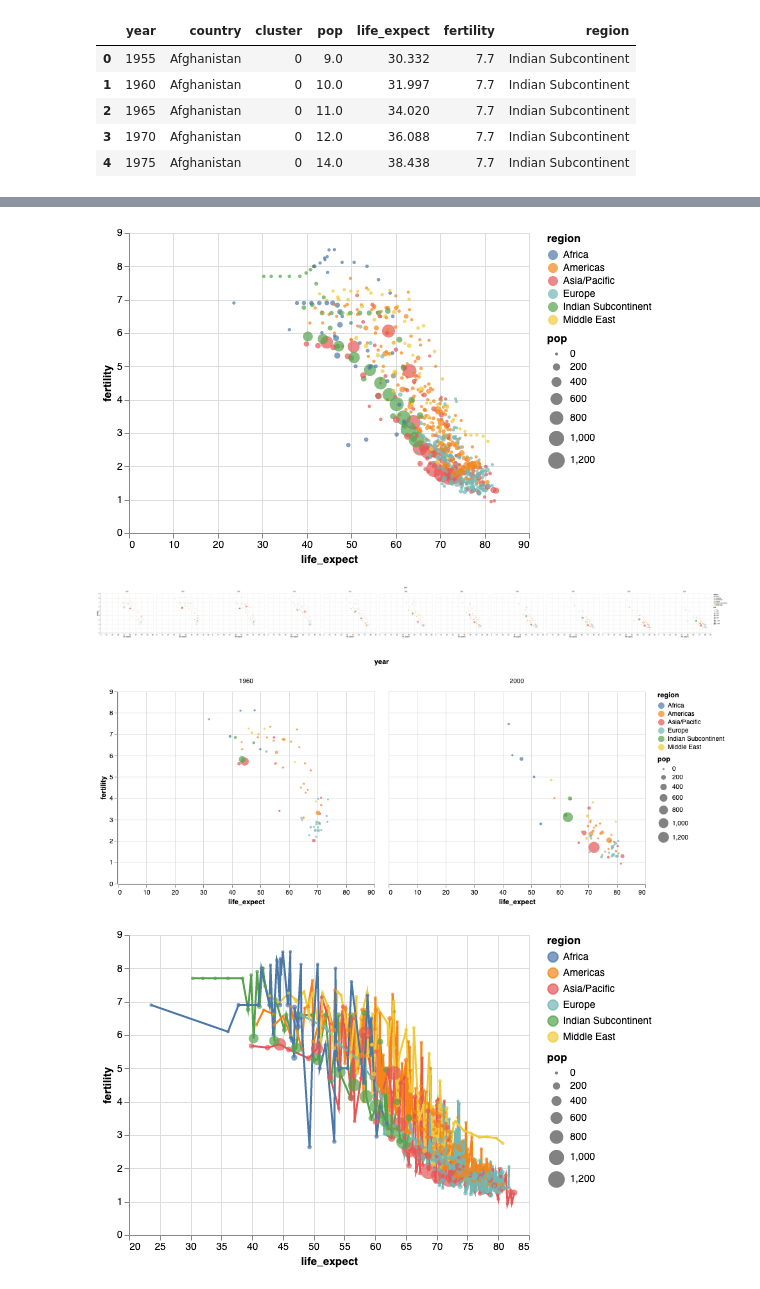
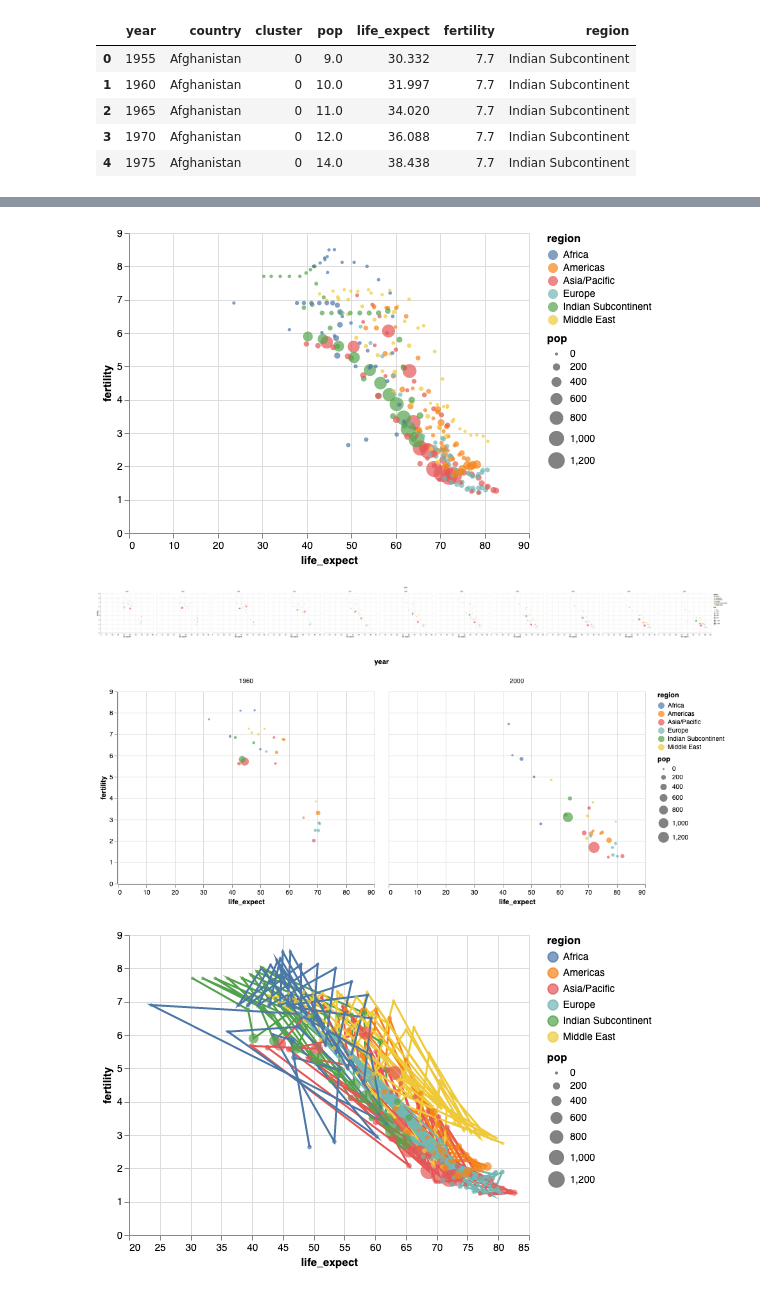
Before and after one commit to ehansis/altair_demo, a Jupyter notebook: live_demo.ipynb, the cells around one changed output, grey strips where cells are left out. Drawn from its saved outputs; the diff is of its cells as text; code cells hidden in the pictures.

Commit message:
Improved live demo charts

```diff
--- a/live_demo.ipynb
+++ b/live_demo.ipynb
@@ -18,3 +18,11 @@ df['region'] = df['cluster'].map({
 })
 
 df['pop'] = (df['pop'] / 1.e6).round()
+
+# select 4 largest countries per group, by latest population
+print(len(df))
+last_year = df['year'].max()
+largest_per_group = df[df['year'] == last_year].groupby('region').apply(lambda g: g.sort_values(by='pop').iloc[-5:])['country']
+print(largest_per_group)
+df = df[df['country'].isin(largest_per_group)].sort_values(by=['country', 'year'])
+print(len(df))
@@ -104,11 +130,11 @@ chart = alt.Chart(
     color='region:N',
     size=alt.Size('pop', scale=alt.Scale(range=[10, 300])),
     tooltip=['country', 'region', 'pop', 'fertility', 'life_expect', 'year']  # add a tooltip
-)
+).interactive()
 
 chart.display()
 # %% [output]
-[figure, old version]
+[figure, new version]
 # %%
 chart = alt.Chart(
     df
@@ -142,33 +168,34 @@ chart = alt.Chart(
 
 chart.display()
 # %% [output]
-[figure, old version]
+[figure, new version]
 # %%
 # go back to chart without faceting, try to show countries' trajectories as lines
 
 circles = alt.Chart(  # assign circles layer to a variable
     df
 ).mark_circle(
 ).encode(
     x='life_expect',
     y='fertility',
     color='region:N',
     size=alt.Size('pop', scale=alt.Scale(range=[10, 300])),
     tooltip=['country', 'region', 'pop', 'fertility', 'life_expect', 'year']
 )
 
 lines = alt.Chart(  # draw lines, same encoding as above
     df
 ).mark_line(
 ).encode(
     x='life_expect',
     y='fertility',
     color='region:N',
+    order='year'  # order points in line by year (default would be x)
 )
 
 (lines + circles).display()  # layer the two charts
 # %% [output]
-[figure, old version]
+[figure, new version]
 # %%
 # In the above plot, a line is shown for each region, for all its countries.
 # That's not what we want. The 'detail' channel enables grouping by a field, without a visual representation of the field.
```
Also changed, not shown: parts of 9 cells of this notebook, 1 other file.
